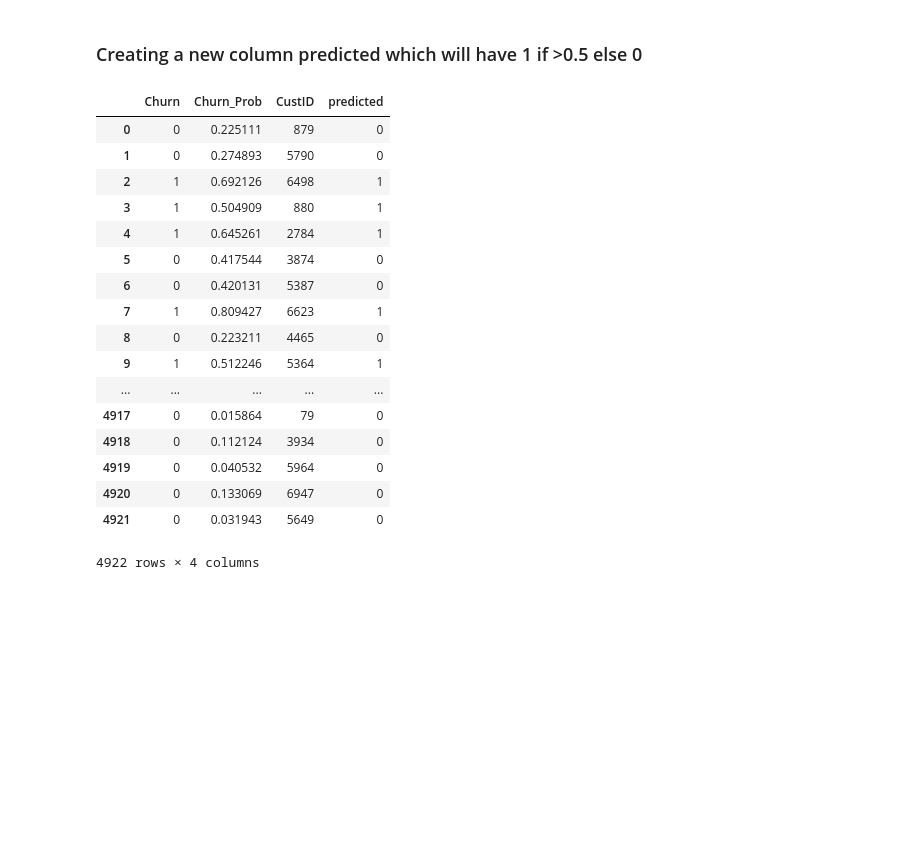
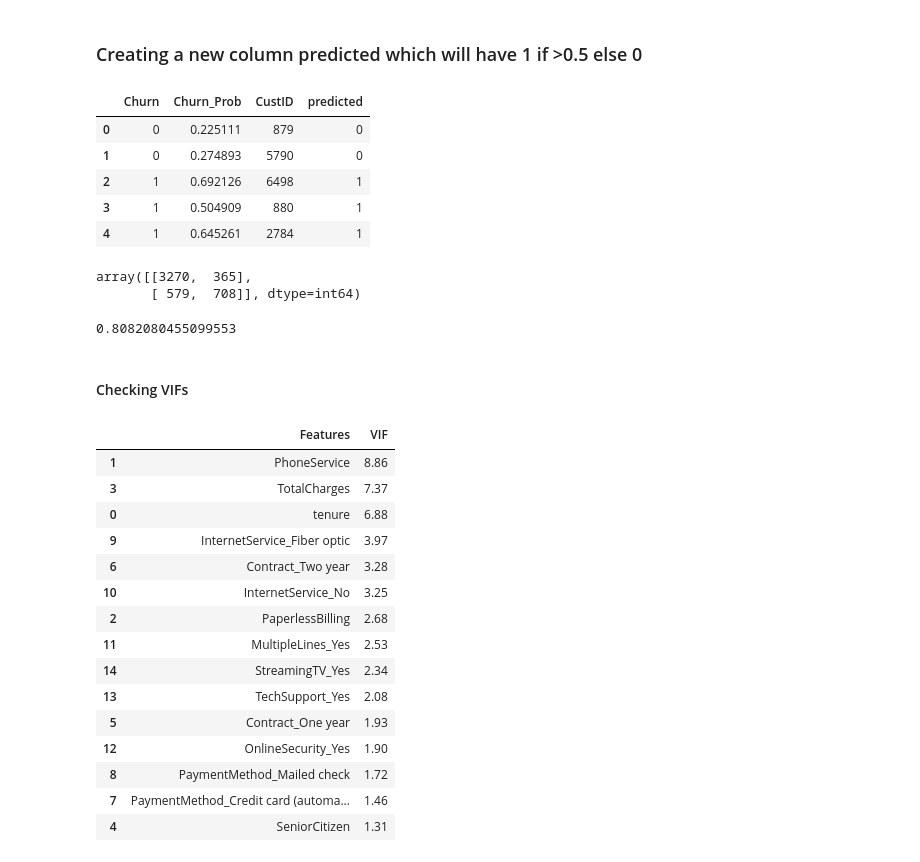
Before and after one commit to sameerg07/TelecomChurn, a Jupyter notebook: Telecom Churn.ipynb, the cells around one changed output. Cells and saved outputs as stored; diff of their text form; code cells hidden in the pictures; blank space fills up the shorter version.

Commit message:
Final commit with testing on train set and evaluation

```diff
--- a/Telecom Churn.ipynb
+++ b/Telecom Churn.ipynb
@@ -524,23 +524,11 @@ y_train_pred_final.head()
 # %%
 y_train_pred_final['predicted'] = y_train_pred_final.Churn_Prob.apply(lambda x: 1 if x > 0.5 else 0)
 # %%
-y_train_pred_final
+y_train_pred_final.head()
 # %% [output]
 |  | Churn | Churn_Prob | CustID | predicted |
 | 0 | 0 | 0.225111 | 879 | 0 |
 | 1 | 0 | 0.274893 | 5790 | 0 |
 | 2 | 1 | 0.692126 | 6498 | 1 |
 | 3 | 1 | 0.504909 | 880 | 1 |
 | 4 | 1 | 0.645261 | 2784 | 1 |
-| 5 | 0 | 0.417544 | 3874 | 0 |
-| 6 | 0 | 0.420131 | 5387 | 0 |
-| 7 | 1 | 0.809427 | 6623 | 1 |
-| 8 | 0 | 0.223211 | 4465 | 0 |
-| 9 | 1 | 0.512246 | 5364 | 1 |
-| ... | ... | ... | ... | ... |
-| 4917 | 0 | 0.015864 | 79 | 0 |
-| 4918 | 0 | 0.112124 | 3934 | 0 |
-| 4919 | 0 | 0.040532 | 5964 | 0 |
-| 4920 | 0 | 0.133069 | 6947 | 0 |
-| 4921 | 0 | 0.031943 | 5649 | 0 |
-4922 rows × 4 columns
@@ -546,0 +537,14 @@ y_train_pred_final
+# %%
+#confusion matrix
+confusion = metrics.confusion_matrix(y_train_pred_final.Churn,y_train_pred_final.predicted)
+confusion
+# %% [output]
+array([[3270,  365],
+       [ 579,  708]], dtype=int64)
+# %%
+# lets print accuracy score
+print(metrics.accuracy_score(y_train_pred_final.Churn,y_train_pred_final.predicted))
+# %% [output]
+0.8082080455099553
+# %% [markdown]
+#### Checking VIFs
@@ -546,0 +554,25 @@ y_train_pred_final
+# %%
+# Create a dataframe that will contain the names of all the feature variables and their respective VIFs
+vif = pd.DataFrame()
+vif['Features'] = X_train[col].columns
+vif['VIF'] = [variance_inflation_factor(X_train[col].values, i) for i in range(X_train[col].shape[1])]
+vif['VIF'] = round(vif['VIF'], 2)
+vif = vif.sort_values(by = "VIF", ascending = False)
+vif
+# %% [output]
+|  | Features | VIF |
+| 1 | PhoneService | 8.86 |
+| 3 | TotalCharges | 7.37 |
+| 0 | tenure | 6.88 |
+| 9 | InternetService_Fiber optic | 3.97 |
+| 6 | Contract_Two year | 3.28 |
+| 10 | InternetService_No | 3.25 |
+| 2 | PaperlessBilling | 2.68 |
+| 11 | MultipleLines_Yes | 2.53 |
+| 14 | StreamingTV_Yes | 2.34 |
+| 13 | TechSupport_Yes | 2.08 |
+| 5 | Contract_One year | 1.93 |
+| 12 | OnlineSecurity_Yes | 1.90 |
+| 8 | PaymentMethod_Mailed check | 1.72 |
+| 7 | PaymentMethod_Credit card (automa... | 1.46 |
+| 4 | SeniorCitizen | 1.31 |
```
Also changed, not shown: parts of 70 cells of this notebook, 1 other file.
